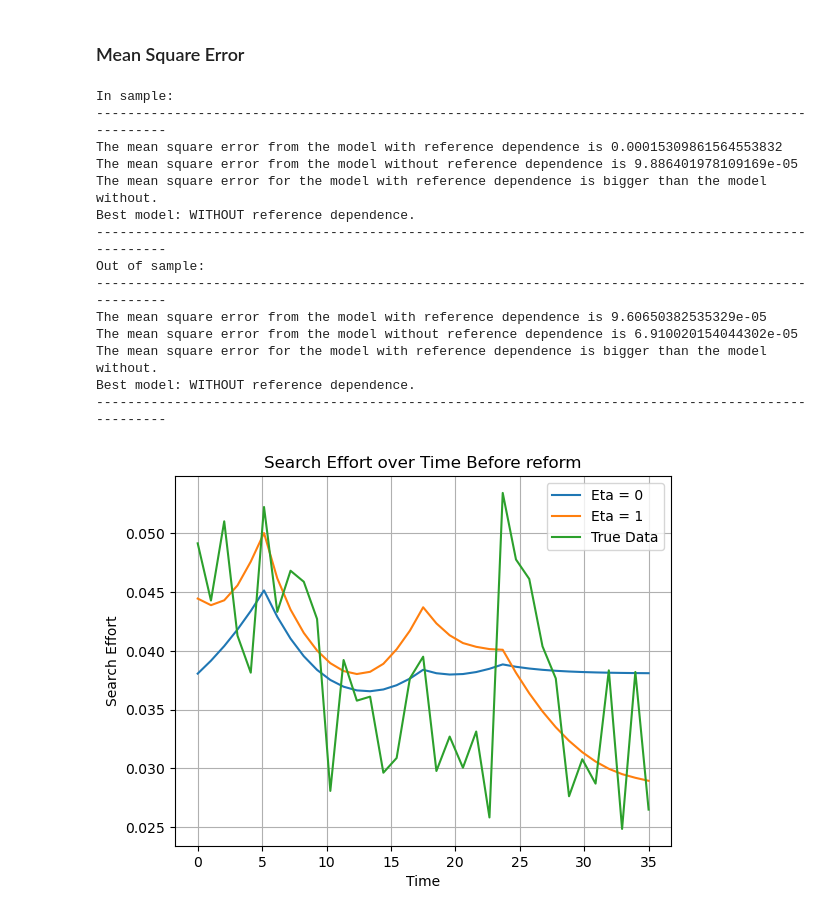
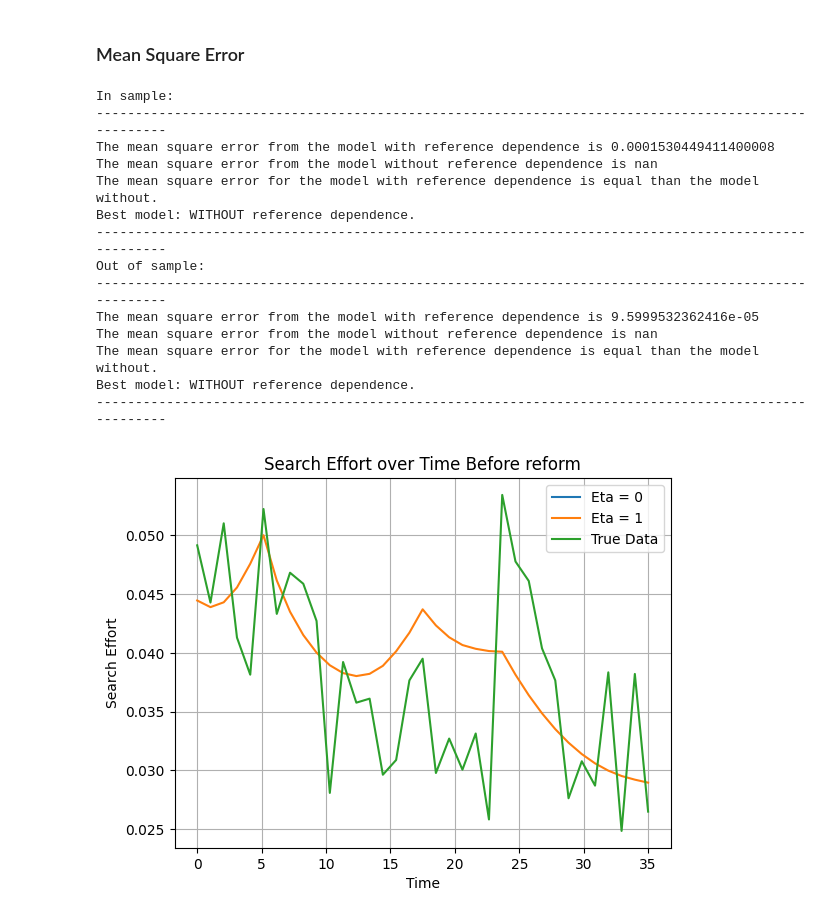
Before and after one commit to qrn838/Dynamic-programming-project, a Jupyter notebook: 2. forecasting errors.ipynb, the cells around one changed output. Saved outputs shown, nothing was run; the diff lists cells and outputs as text; code cells hidden in the pictures.

Commit message:
full sample vs before

```diff
--- a/2. forecasting errors.ipynb
+++ b/2. forecasting errors.ipynb
@@ -45,0 +75,5 @@ Number of iterations:    32
+# %%
+from Model import ReferenceDependenceClass
+model = ReferenceDependenceClass()
+model.par.full_sample_estimation = False
+model.allocate()
@@ -115,14 +181,16 @@ The mean square error from the reference dependent model in sample is 0.00015309
 # %% [markdown]
 # Model with **NO** reference dependence
 # %%
+from Model import ReferenceDependenceClass
+model_new = ReferenceDependenceClass()
 
 model_new.par.eta = 0.0     # Removes reference dependence
+model_new.par.full_sample_estimation = False
+model_new.allocate()
 
-
-
-est_par = ['gamma', 'sigma', 'cost1', 'cost2', 'cost3', 'type_shares1', 'type_shares3'] # Parameters to estimate
-theta0 = [0.9, 0.1, 100.0, 100.0, 100.0, 0.1, 0.1] # Initial guesses
-bounds = [(0, 50.0), (0.0, 5.0), (0.0,500.0), (0.0,500.0), (0.0,500.0), (0,1), (0,1)] # Bounds for the parameters
+est_par = ['gamma', 'cost1', 'cost2', 'cost3', 'type_shares1', 'type_shares3', 'Welfare'] # Parameters to estimate
+theta0 = [0.9, 0.1, 100.0, 100.0, 0.1, 0.1, 0.1] # Initial guesses
+bounds = [(0, 50.0), (0.0, 500.0), (0.0,500.0), (0.0,500.0), (0,1), (0,1), (0,model.par.b3)] # Bounds for the parameters
 
 est = method_simulated_moments(model_new, est_par,theta0,bounds)
 
@@ -240,31 +308,33 @@ print("-" * 100)
 # %% [output]
 In sample:
 ----------------------------------------------------------------------------------------------------
-The mean square error from the model with reference dependence is 0.00015309861564553832
-The mean square error from the model without reference dependence is 9.886401978109169e-05
-The mean square error for the model with reference dependence is bigger than the model without.
+The mean square error from the model with reference dependence is 0.0001530449411400008
+The mean square error from the model without reference dependence is nan
+The mean square error for the model with reference dependence is equal than the model without.
 Best model: WITHOUT reference dependence.
 ----------------------------------------------------------------------------------------------------
 Out of sample:
 ----------------------------------------------------------------------------------------------------
-The mean square error from the model with reference dependence is 9.60650382535329e-05
-The mean square error from the model without reference dependence is 6.910020154044302e-05
-The mean square error for the model with reference dependence is bigger than the model without.
+The mean square error from the model with reference dependence is 9.5999532362416e-05
+The mean square error from the model without reference dependence is nan
+The mean square error for the model with reference dependence is equal than the model without.
 Best model: WITHOUT reference dependence.
 ----------------------------------------------------------------------------------------------------
 # %%
+after = model_new.data.moments_after
+
 time = np.linspace(0, model_new.par.T_sim, model_new.par.T_sim)     # x-axis
 plt.plot(time, s_forecast_new, label='Eta = 0')                     # Model with no reference dependence
 plt.plot(time, s_forecast, label='Eta = 1')                         # Model with reference dependence
-plt.plot(time, true_data, label='True Data')                        # True data
+plt.plot(time, after, label='True Data')                        # True data
 plt.xlabel('Time')
 plt.ylabel('Search Effort')
 plt.legend()
 plt.title('Search Effort over Time Before reform')
 plt.grid(True)
 plt.show()
 # %% [output]
-[figure, old version]
+[figure, new version]
 # %%
 before = model_new.data.moments_before
 
```
Also changed, not shown: parts of 17 cells of this notebook, 1 other file.
